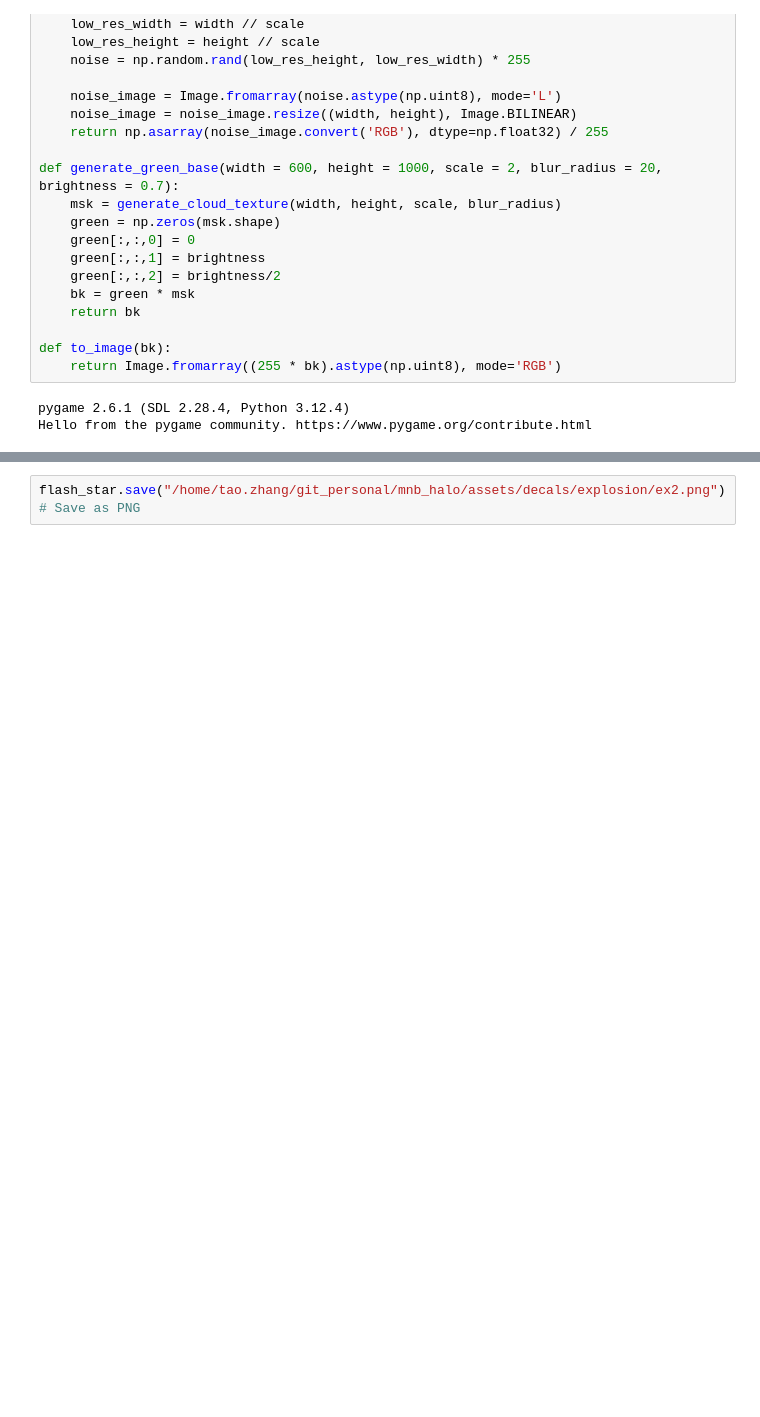
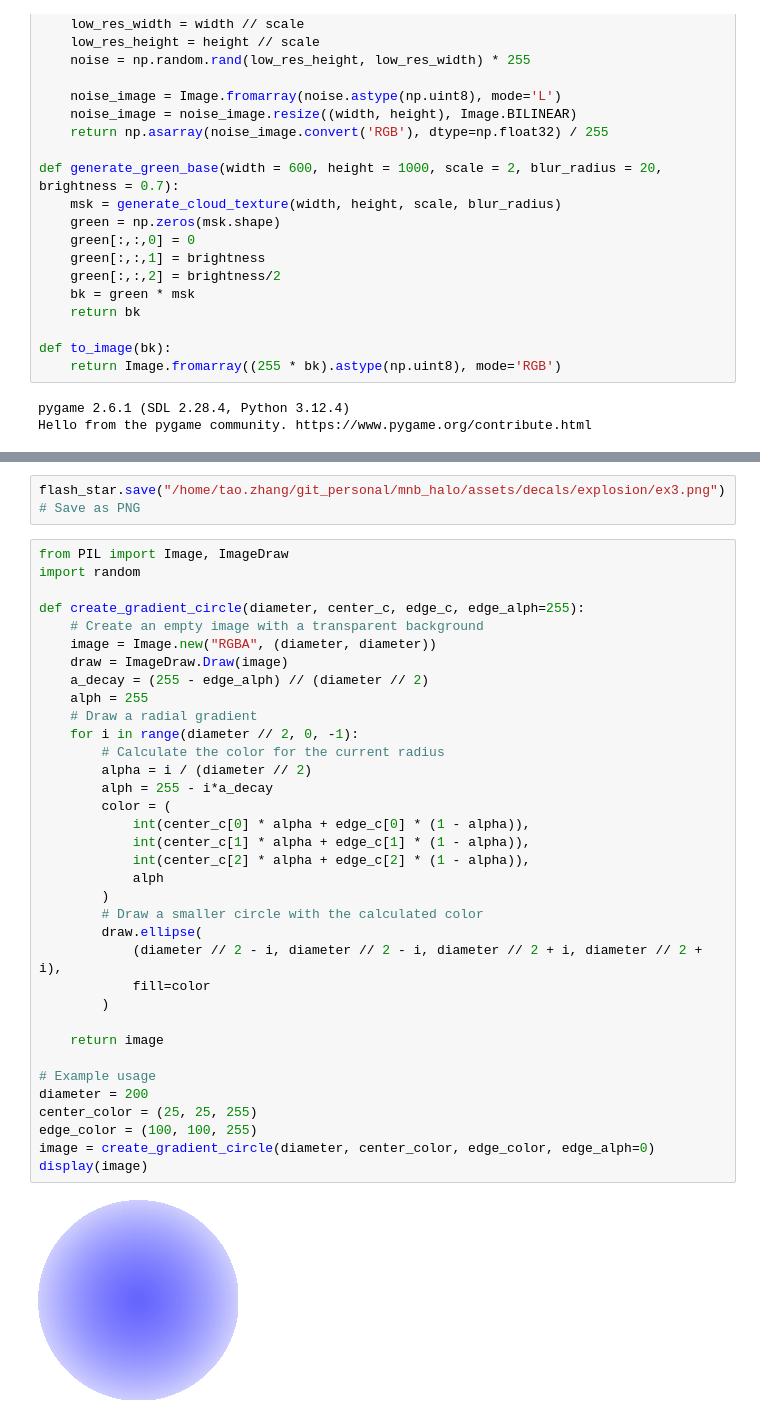
Before and after one commit to SNIPRS/mnb_halo, a Jupyter notebook: misc/testing.ipynb, the cells around one changed output, grey strips where cells are left out. Cells and saved outputs as stored; diff of their text form; blank space fills up the shorter version.

```diff
--- a/misc/testing.ipynb
+++ b/misc/testing.ipynb
@@ -106,2 +106,39 @@ display(flash_star)
 # %%
-flash_star.save("/home/tao.zhang/git_personal/mnb_halo/assets/decals/explosion/ex2.png")  # Save as PNG
+flash_star.save("/home/tao.zhang/git_personal/mnb_halo/assets/decals/explosion/ex3.png")  # Save as PNG
+# %%
+from PIL import Image, ImageDraw
+import random
+
+def create_gradient_circle(diameter, center_c, edge_c, edge_alph=255):
+    # Create an empty image with a transparent background
+    image = Image.new("RGBA", (diameter, diameter))
+    draw = ImageDraw.Draw(image)
+    a_decay = (255 - edge_alph) // (diameter // 2)
+    alph = 255
+    # Draw a radial gradient
+    for i in range(diameter // 2, 0, -1):
+        # Calculate the color for the current radius
+        alpha = i / (diameter // 2)
+        alph = 255 - i*a_decay
+        color = (
+            int(center_c[0] * alpha + edge_c[0] * (1 - alpha)),
+            int(center_c[1] * alpha + edge_c[1] * (1 - alpha)),
+            int(center_c[2] * alpha + edge_c[2] * (1 - alpha)),
+            alph
+        )
+        # Draw a smaller circle with the calculated color
+        draw.ellipse(
+            (diameter // 2 - i, diameter // 2 - i, diameter // 2 + i, diameter // 2 + i),
+            fill=color
+        )
+
+    return image
+
+# Example usage
+diameter = 200
+center_color = (25, 25, 255)
+edge_color = (100, 100, 255)
+image = create_gradient_circle(diameter, center_color, edge_color, edge_alph=0)
+display(image)
+# %% [output]
+[figure, added]
```
Also changed, not shown: parts of 5 cells of this notebook, 7 other files.
